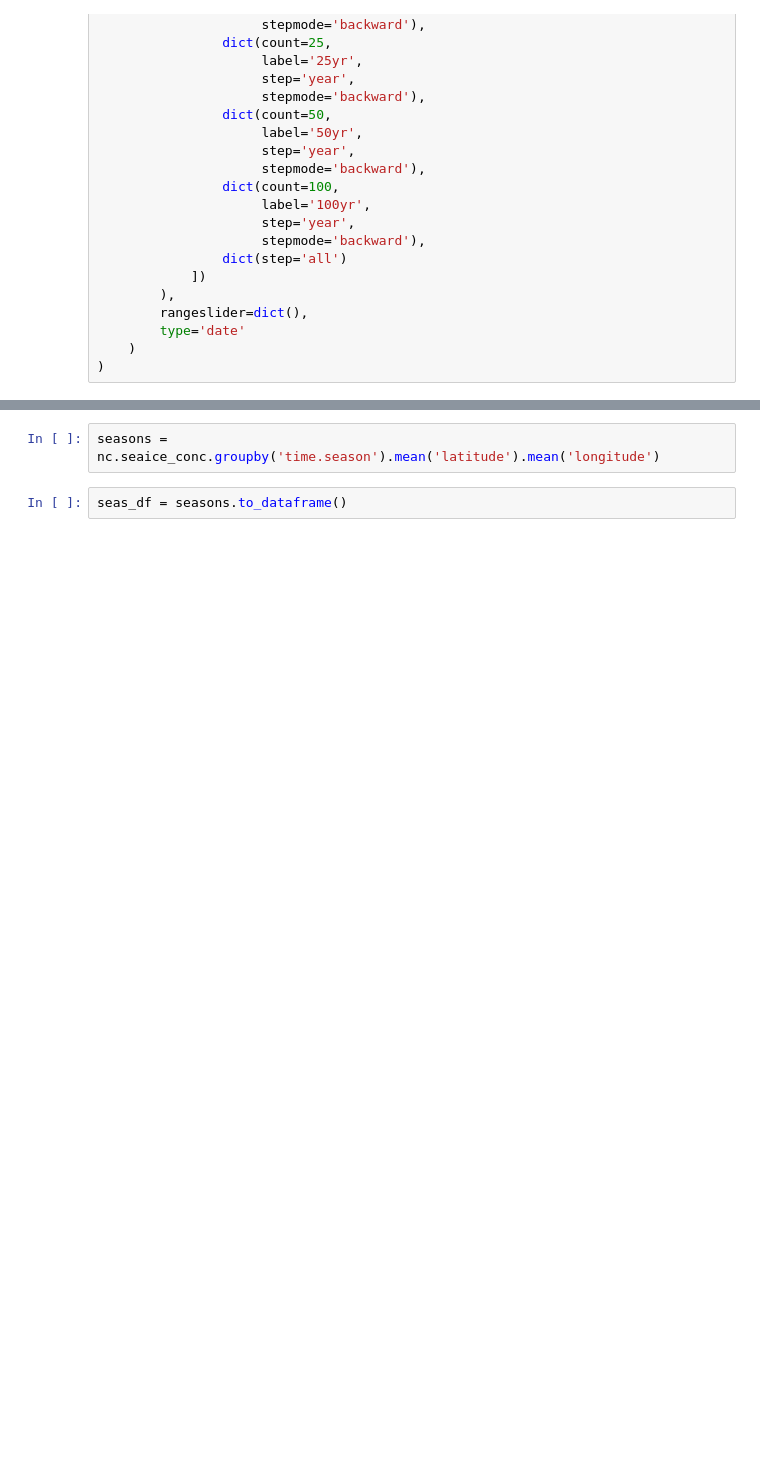
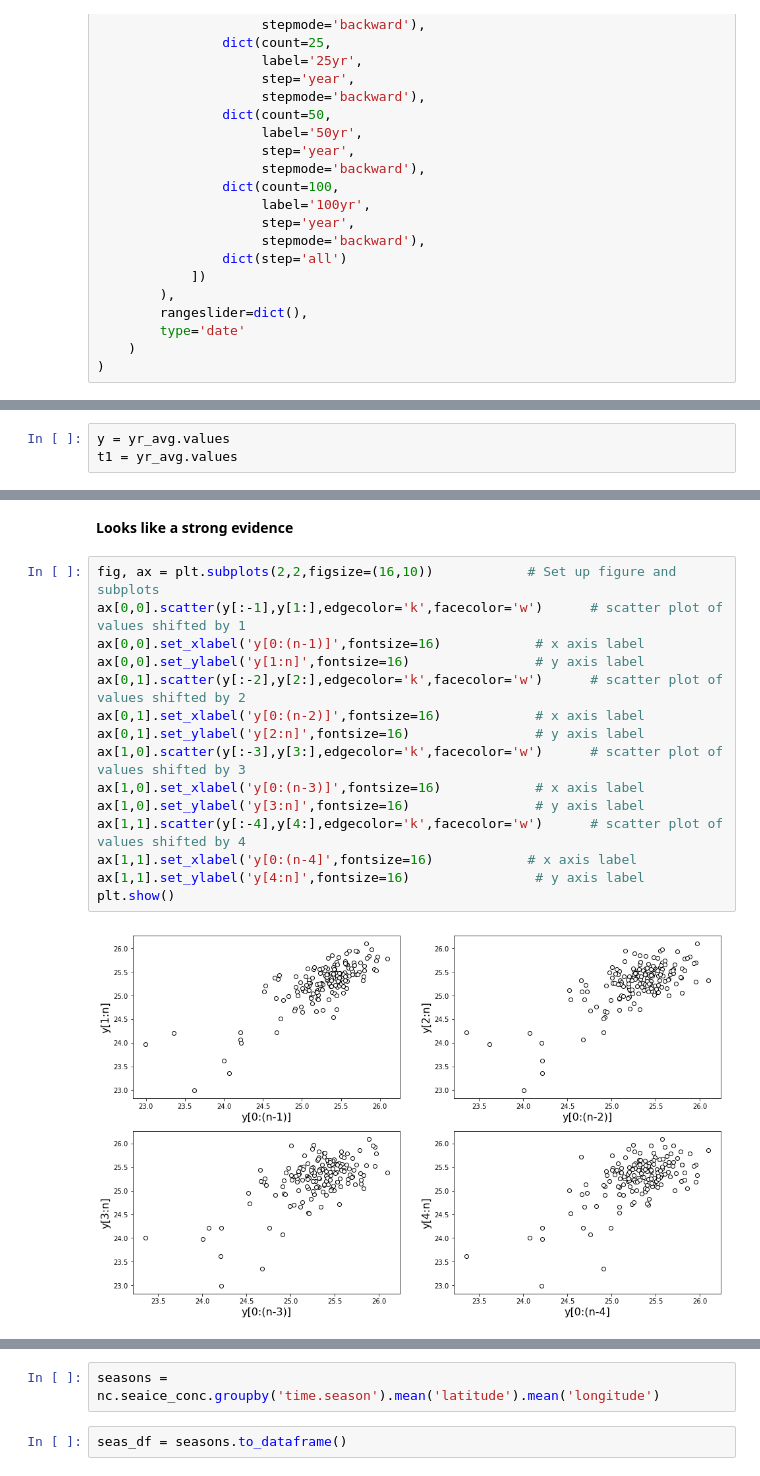
Before and after one commit to hfloresr/ArcticSea, a Jupyter notebook: explore_seaice.ipynb, the cells around one changed output, grey strips where cells are left out. Cells and saved outputs as stored; diff of their text form; blank space fills up the shorter version.

```diff
--- a/explore_seaice.ipynb
+++ b/explore_seaice.ipynb
@@ -146,0 +174,3 @@ py.iplot(fig, filename = "Yearly Seaice Averages")
+# %%
+y = yr_avg.values
+t1 = yr_avg.values
@@ -146,0 +197,19 @@ py.iplot(fig, filename = "Yearly Seaice Averages")
+# %% [markdown]
+**Looks like a strong evidence**
+# %%
+fig, ax = plt.subplots(2,2,figsize=(16,10))            # Set up figure and subplots
+ax[0,0].scatter(y[:-1],y[1:],edgecolor='k',facecolor='w')      # scatter plot of values shifted by 1
+ax[0,0].set_xlabel('y[0:(n-1)]',fontsize=16)            # x axis label
+ax[0,0].set_ylabel('y[1:n]',fontsize=16)                # y axis label
+ax[0,1].scatter(y[:-2],y[2:],edgecolor='k',facecolor='w')      # scatter plot of values shifted by 2
+ax[0,1].set_xlabel('y[0:(n-2)]',fontsize=16)            # x axis label
+ax[0,1].set_ylabel('y[2:n]',fontsize=16)                # y axis label
+ax[1,0].scatter(y[:-3],y[3:],edgecolor='k',facecolor='w')      # scatter plot of values shifted by 3
+ax[1,0].set_xlabel('y[0:(n-3)]',fontsize=16)            # x axis label
+ax[1,0].set_ylabel('y[3:n]',fontsize=16)                # y axis label
+ax[1,1].scatter(y[:-4],y[4:],edgecolor='k',facecolor='w')      # scatter plot of values shifted by 4
+ax[1,1].set_xlabel('y[0:(n-4]',fontsize=16)            # x axis label
+ax[1,1].set_ylabel('y[4:n]',fontsize=16)                # y axis label
+plt.show()
+# %% [output]
+[figure, added]
```
Also changed, not shown: parts of 24 cells of this notebook, 1 other file.
